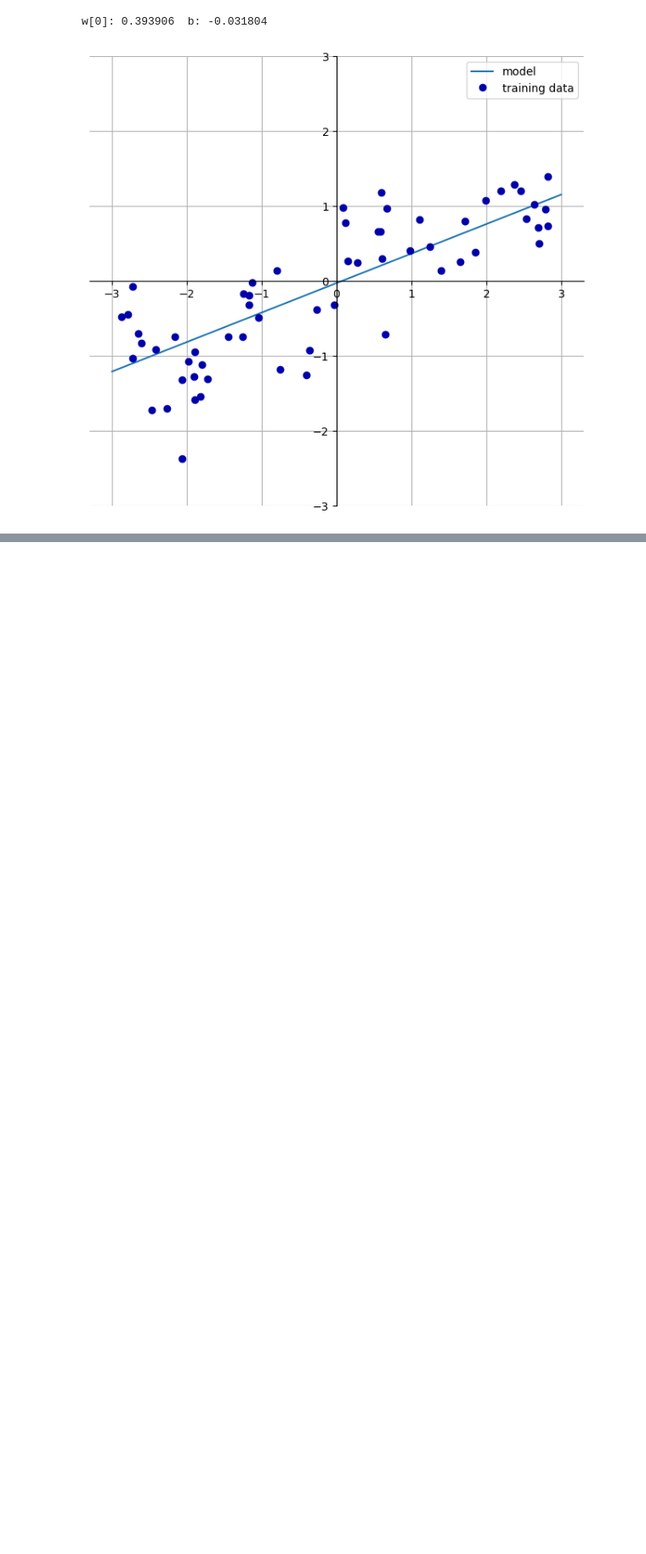
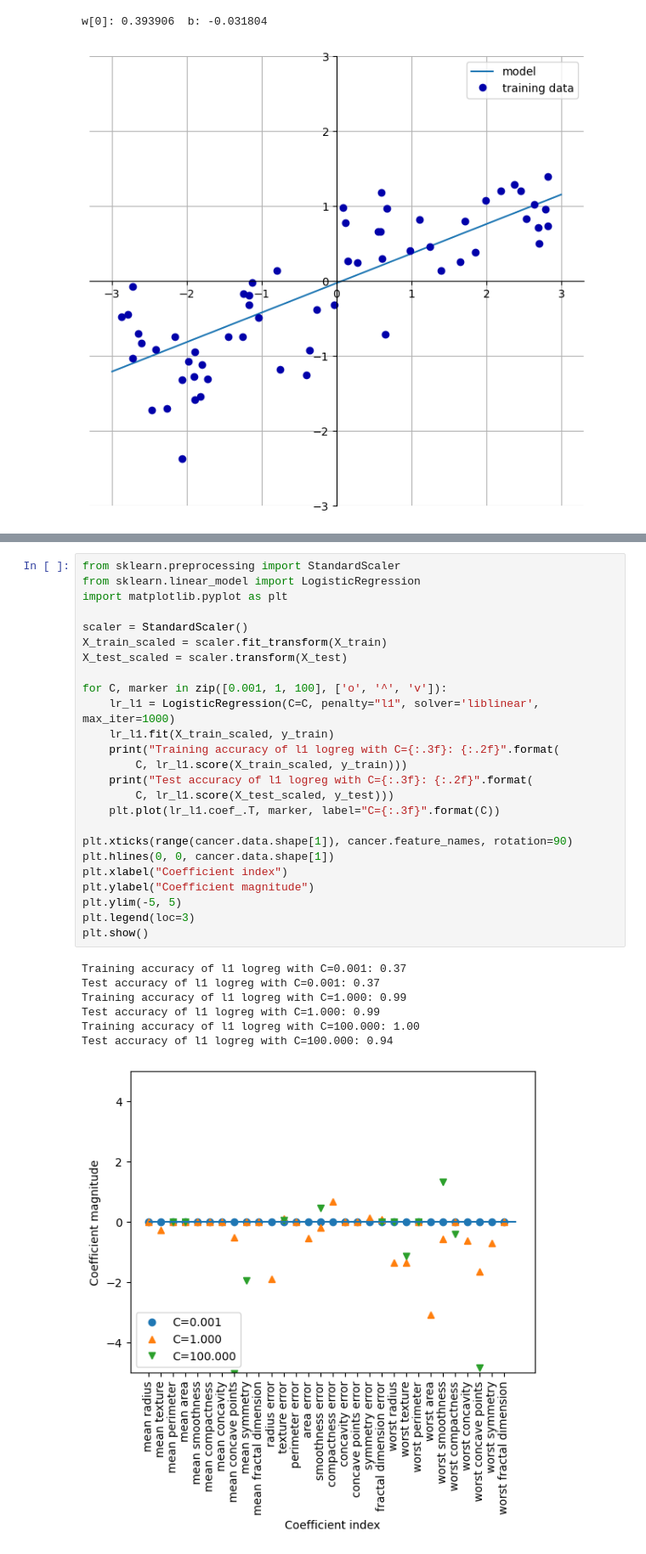
Before and after one commit to PavithraGanapathi/Internship-repo, a Jupyter notebook: Machine Learning/Chapter-2 Supervised_Learning.ipynb, the cells around one changed output, grey strips where cells are left out. Shown at 85% size. Drawn from its saved outputs; the diff is of its cells as text; blank space fills up the shorter version.

```diff
--- a/Machine Learning/Chapter-2 Supervised_Learning.ipynb
+++ b/Machine Learning/Chapter-2 Supervised_Learning.ipynb
@@ -200,0 +400,33 @@ w[0]: 0.393906  b: -0.031804
+# %%
+from sklearn.preprocessing import StandardScaler
+from sklearn.linear_model import LogisticRegression
+import matplotlib.pyplot as plt
+
+scaler = StandardScaler()
+X_train_scaled = scaler.fit_transform(X_train)
+X_test_scaled = scaler.transform(X_test)
+
+for C, marker in zip([0.001, 1, 100], ['o', '^', 'v']):
+    lr_l1 = LogisticRegression(C=C, penalty="l1", solver='liblinear', max_iter=1000)
+    lr_l1.fit(X_train_scaled, y_train)
+    print("Training accuracy of l1 logreg with C={:.3f}: {:.2f}".format(
+        C, lr_l1.score(X_train_scaled, y_train)))
+    print("Test accuracy of l1 logreg with C={:.3f}: {:.2f}".format(
+        C, lr_l1.score(X_test_scaled, y_test)))
+    plt.plot(lr_l1.coef_.T, marker, label="C={:.3f}".format(C))
+
+plt.xticks(range(cancer.data.shape[1]), cancer.feature_names, rotation=90)
+plt.hlines(0, 0, cancer.data.shape[1])
+plt.xlabel("Coefficient index")
+plt.ylabel("Coefficient magnitude")
+plt.ylim(-5, 5)
+plt.legend(loc=3)
+plt.show()
+# %% [output]
+Training accuracy of l1 logreg with C=0.001: 0.37
+Test accuracy of l1 logreg with C=0.001: 0.37
+Training accuracy of l1 logreg with C=1.000: 0.99
+Test accuracy of l1 logreg with C=1.000: 0.99
+Training accuracy of l1 logreg with C=100.000: 1.00
+Test accuracy of l1 logreg with C=100.000: 0.94
+[figure, added]
```
Also changed, not shown: parts of 94 cells of this notebook.
